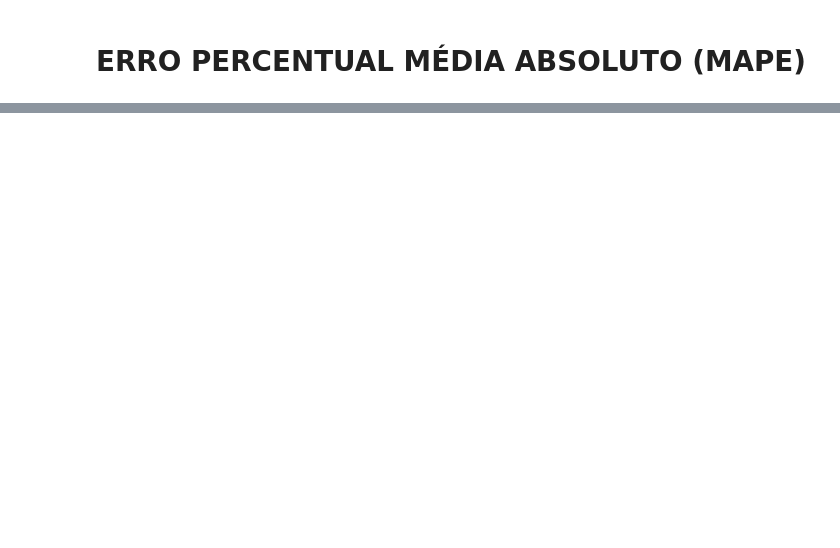
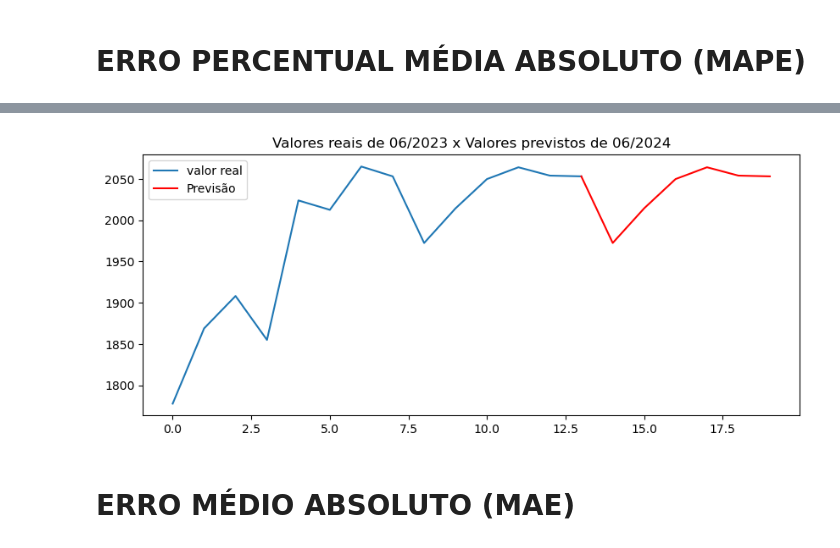
Before and after one commit to FernandoNobreGomesdaSilva/Projeto_Series_Temporais, a Jupyter notebook: Vendas01.ipynb, the cells around one changed output, grey strips where cells are left out. Drawn from its saved outputs; the diff is of its cells as text; code cells hidden in the pictures; blank space fills up the shorter version.

```diff
--- a/Vendas01.ipynb
+++ b/Vendas01.ipynb
@@ -441,0 +537,12 @@ O Erro Percentual Médio Absoluto (Mean Absolute Percentage Error - MAPE) é a m
+# %%
+valor_previstohw = pd.DataFrame(previsao_janeiro_202406hw, columns=['valor previsto'])
+# Restaura o índice para uma coluna e renomeia para 'Data'
+valor_previstohw = valor_previstohw.reset_index()
+valor_previstohw.rename(columns={'index': 'Data'}, inplace=True)
+# Determina o número de períodos com base no tamanho do DataFrame
+num_periodos = len(valor_previstohw)
+# Cria um intervalo de datas começando em '2024-06-01'
+datas_inicio_2024 = pd.date_range(start='2024-01-01', periods=num_periodos, freq='ME')
+# Atribui o intervalo de datas à coluna 'Data'
+valor_previstohw['Data'] = datas_inicio_2024
+valor_previstohw
@@ -441,0 +558,4 @@ O Erro Percentual Médio Absoluto (Mean Absolute Percentage Error - MAPE) é a m
+# %%
+valor_previstohw = valor_previstohw.rename(columns={'valor previsto': 'valor real'})
+grafico = pd.concat([valor_realhw, valor_previstohw],axis=0,ignore_index=True)
+grafico
@@ -441,0 +578,10 @@ O Erro Percentual Médio Absoluto (Mean Absolute Percentage Error - MAPE) é a m
+# %%
+grafico = pd.DataFrame(grafico)
+indice_datas = pd.date_range(start='2023-06-30', periods=len(grafico), freq='ME')
+grafico.index = indice_datas
+# Renomeando as colunas para 'Data' e 'valor real'
+grafico.columns = ['Data', 'valor real']
+grafico = grafico.drop('Data', axis=1)
+# Redefinindo o índice para o formato padrão numérico
+grafico = grafico.reset_index(drop=True)
+grafico
@@ -441,0 +604,4 @@ O Erro Percentual Médio Absoluto (Mean Absolute Percentage Error - MAPE) é a m
+# %%
+valor_previstohw.index = range(13, len(valor_previstohw)+13)
+valor_previstohw = valor_previstohw.drop('Data', axis=1)
+valor_previstohw
@@ -441,0 +617,10 @@ O Erro Percentual Médio Absoluto (Mean Absolute Percentage Error - MAPE) é a m
+# %%
+grafico.plot()
+plt.plot(valor_previstohw, color='red', label='Previsão')
+plt.title('Valores reais de 06/2023 x Valores previstos de 06/2024')
+plt.legend(loc='best')
+plt.show()
+# %% [output]
+[figure, added]
+# %% [markdown]
+# **ERRO MÉDIO ABSOLUTO (MAE)**
```
Also changed, not shown: parts of 35 cells of this notebook, 4 other files.
